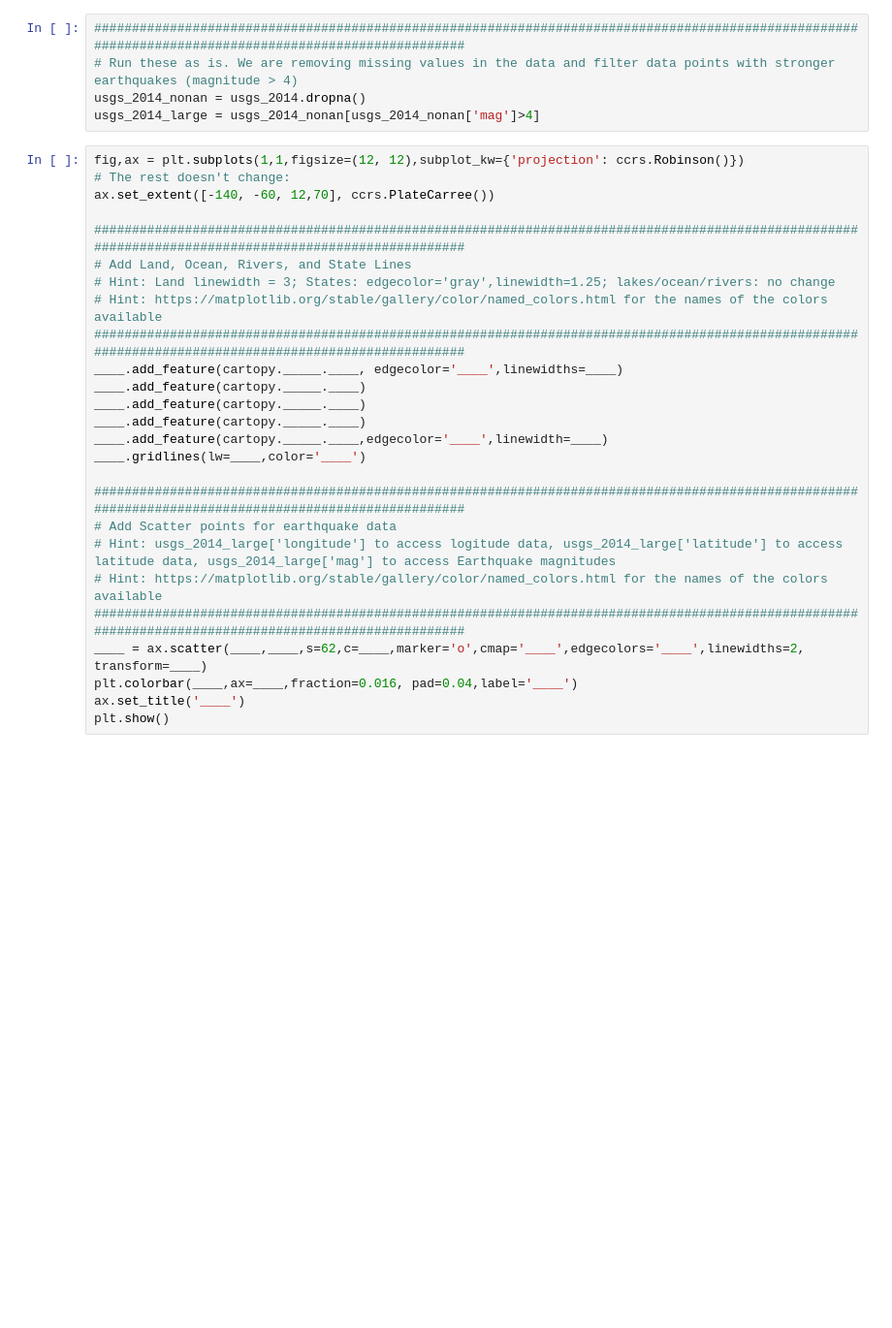
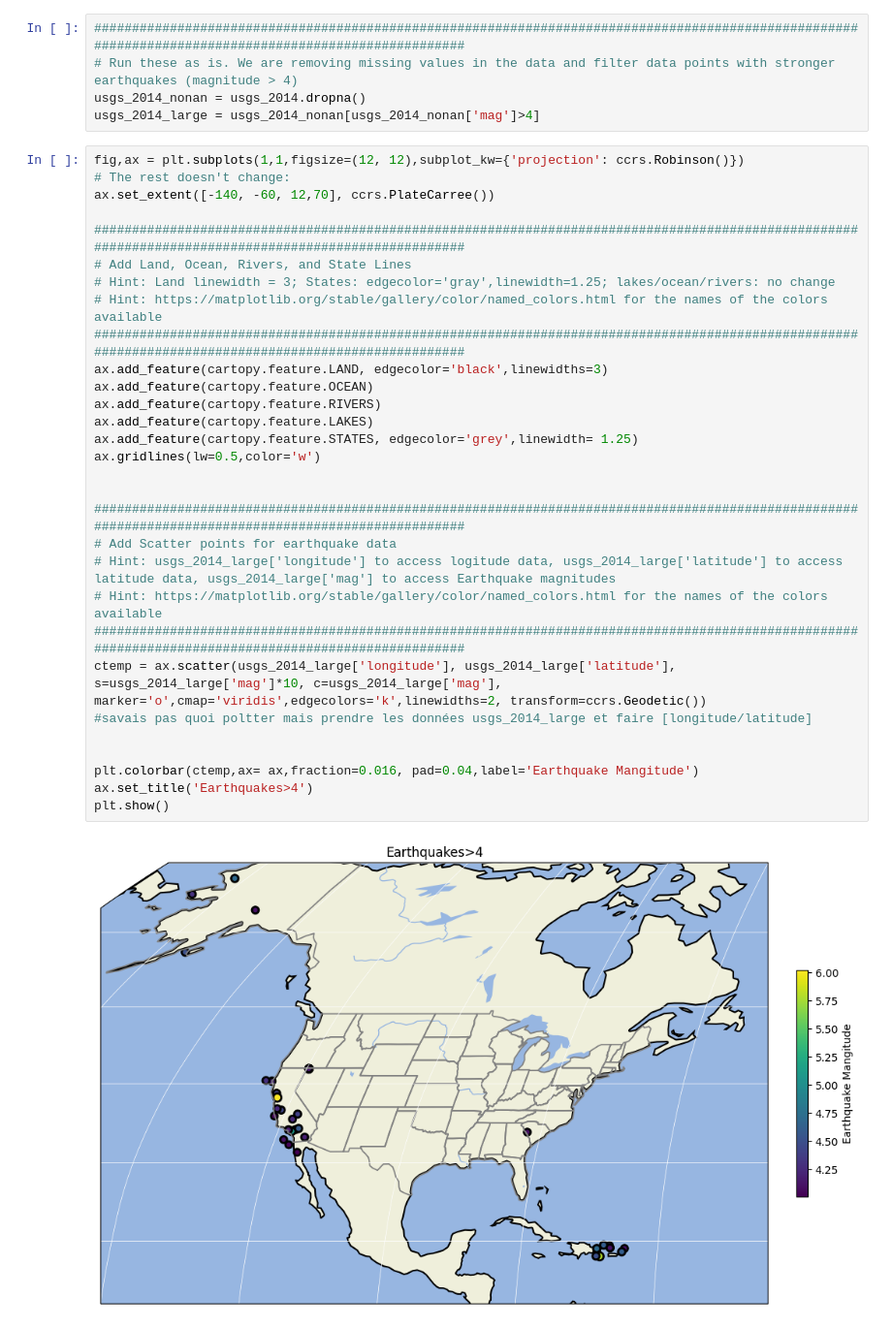
Before and after one commit to lynnbauerm/2025_Intro_Python, a Jupyter notebook: notebook/W2_S2.ipynb, the cells around one changed output. Shown at 97% size. Cells and saved outputs as stored; diff of their text form; blank space fills up the shorter version.

```diff
--- a/notebook/W2_S2.ipynb
+++ b/notebook/W2_S2.ipynb
@@ -294,26 +302,32 @@ usgs_2014_large = usgs_2014_nonan[usgs_2014_nonan['mag']>4]
 # %%
 fig,ax = plt.subplots(1,1,figsize=(12, 12),subplot_kw={'projection': ccrs.Robinson()})
 # The rest doesn't change:
 ax.set_extent([-140, -60, 12,70], ccrs.PlateCarree())
 
 ######################################################################################################################################################
 # Add Land, Ocean, Rivers, and State Lines
 # Hint: Land linewidth = 3; States: edgecolor='gray',linewidth=1.25; lakes/ocean/rivers: no change
 # Hint: https://matplotlib.org/stable/gallery/color/named_colors.html for the names of the colors available
 ######################################################################################################################################################
-____.add_feature(cartopy._____.____, edgecolor='____',linewidths=____)
-____.add_feature(cartopy._____.____)
-____.add_feature(cartopy._____.____)
-____.add_feature(cartopy._____.____)
-____.add_feature(cartopy._____.____,edgecolor='____',linewidth=____)
-____.gridlines(lw=____,color='____')
+ax.add_feature(cartopy.feature.LAND, edgecolor='black',linewidths=3)
+ax.add_feature(cartopy.feature.OCEAN)
+ax.add_feature(cartopy.feature.RIVERS)
+ax.add_feature(cartopy.feature.LAKES)
+ax.add_feature(cartopy.feature.STATES, edgecolor='grey',linewidth= 1.25)
+ax.gridlines(lw=0.5,color='w')
+
 
 ######################################################################################################################################################
 # Add Scatter points for earthquake data
 # Hint: usgs_2014_large['longitude'] to access logitude data, usgs_2014_large['latitude'] to access latitude data, usgs_2014_large['mag'] to access Earthquake magnitudes
 # Hint: https://matplotlib.org/stable/gallery/color/named_colors.html for the names of the colors available
 ######################################################################################################################################################
-____ = ax.scatter(____,____,s=62,c=____,marker='o',cmap='____',edgecolors='____',linewidths=2, transform=____)
-plt.colorbar(____,ax=____,fraction=0.016, pad=0.04,label='____')
-ax.set_title('____')
+ctemp = ax.scatter(usgs_2014_large['longitude'], usgs_2014_large['latitude'], s=usgs_2014_large['mag']*10, c=usgs_2014_large['mag'], marker='o',cmap='viridis',edgecolors='k',linewidths=2, transform=ccrs.Geodetic())
+#savais pas quoi poltter mais prendre les données usgs_2014_large et faire [longitude/latitude]
+
+
+plt.colorbar(ctemp,ax= ax,fraction=0.016, pad=0.04,label='Earthquake Mangitude')
+ax.set_title('Earthquakes>4')
 plt.show()
+# %% [output]
+[figure, added]
```
Also changed, not shown: parts of 4 cells of this notebook.
